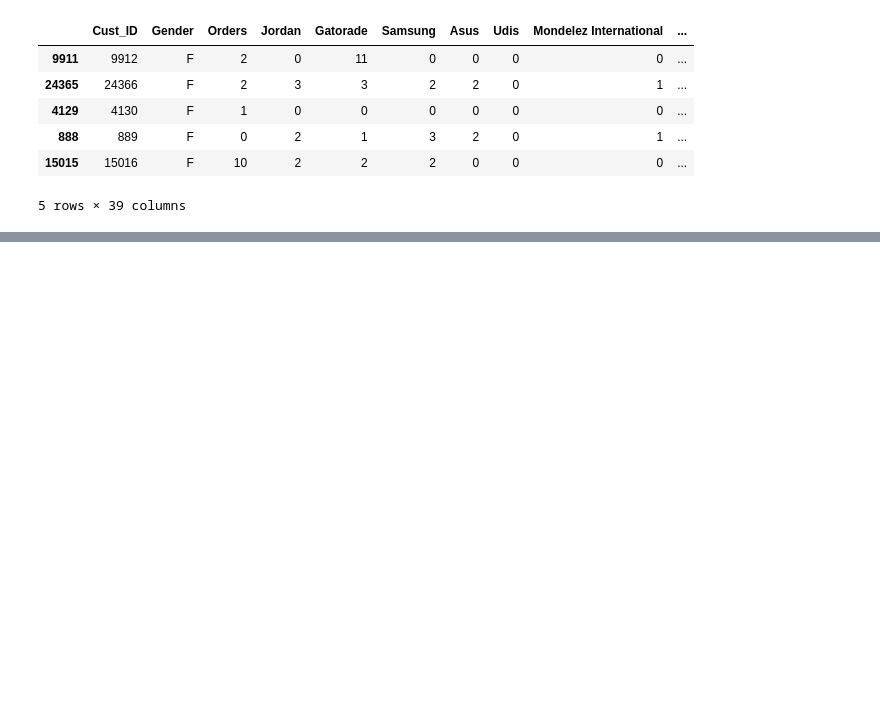
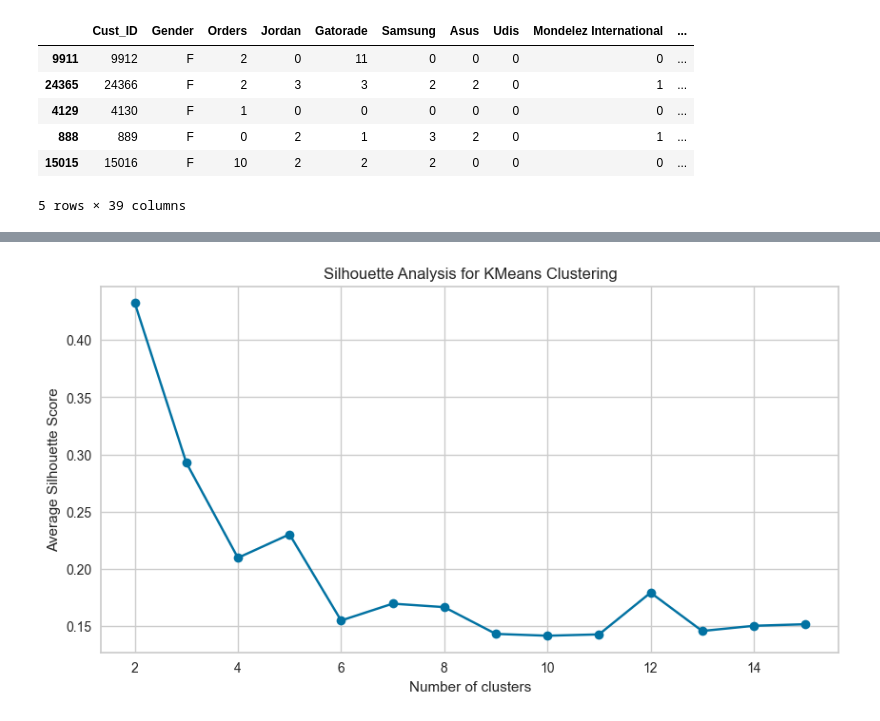
Before and after one commit to PayalMh5/customer-segmentation, a Jupyter notebook: ecom_customer_data.ipynb, the cells around one changed output, grey strips where cells are left out. Cells and saved outputs as stored; diff of their text form; code cells hidden in the pictures; blank space fills up the shorter version.

```diff
--- a/ecom_customer_data.ipynb
+++ b/ecom_customer_data.ipynb
@@ -149,0 +218,17 @@ new_df.sort_values(by='Total Search', ascending=False).head()
+# %%
+silhouette_avg = []
+
+for i in range(2, 16):  # Start from 2 because silhouette score is not defined for a single cluster
+    kmeans = KMeans(n_clusters=i)  # Explicitly set n_init and random_state for reproducibility
+    cluster_labels = kmeans.fit_predict(features)
+    silhouette_avg.append(silhouette_score(features, cluster_labels))
+# %%
+# Plotting the silhouette scores
+plt.figure(figsize=(10, 5))
+plt.plot(range(2, 16), silhouette_avg, 'bo-')
+plt.xlabel('Number of clusters')
+plt.ylabel('Average Silhouette Score')
+plt.title('Silhouette Analysis for KMeans Clustering')
+plt.show()
+# %% [output]
+[figure, added]
```
Also changed, not shown: parts of 24 cells of this notebook.
